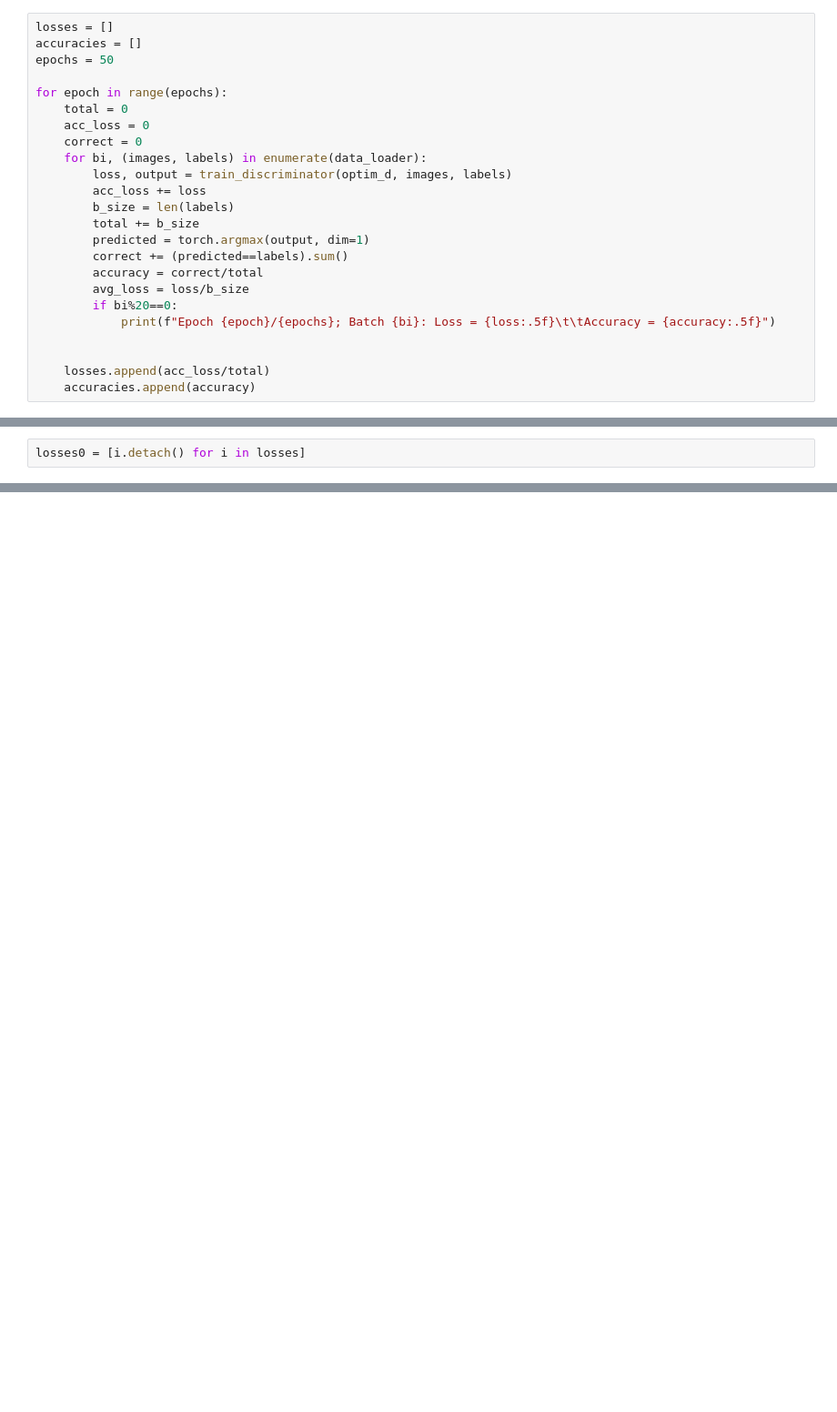
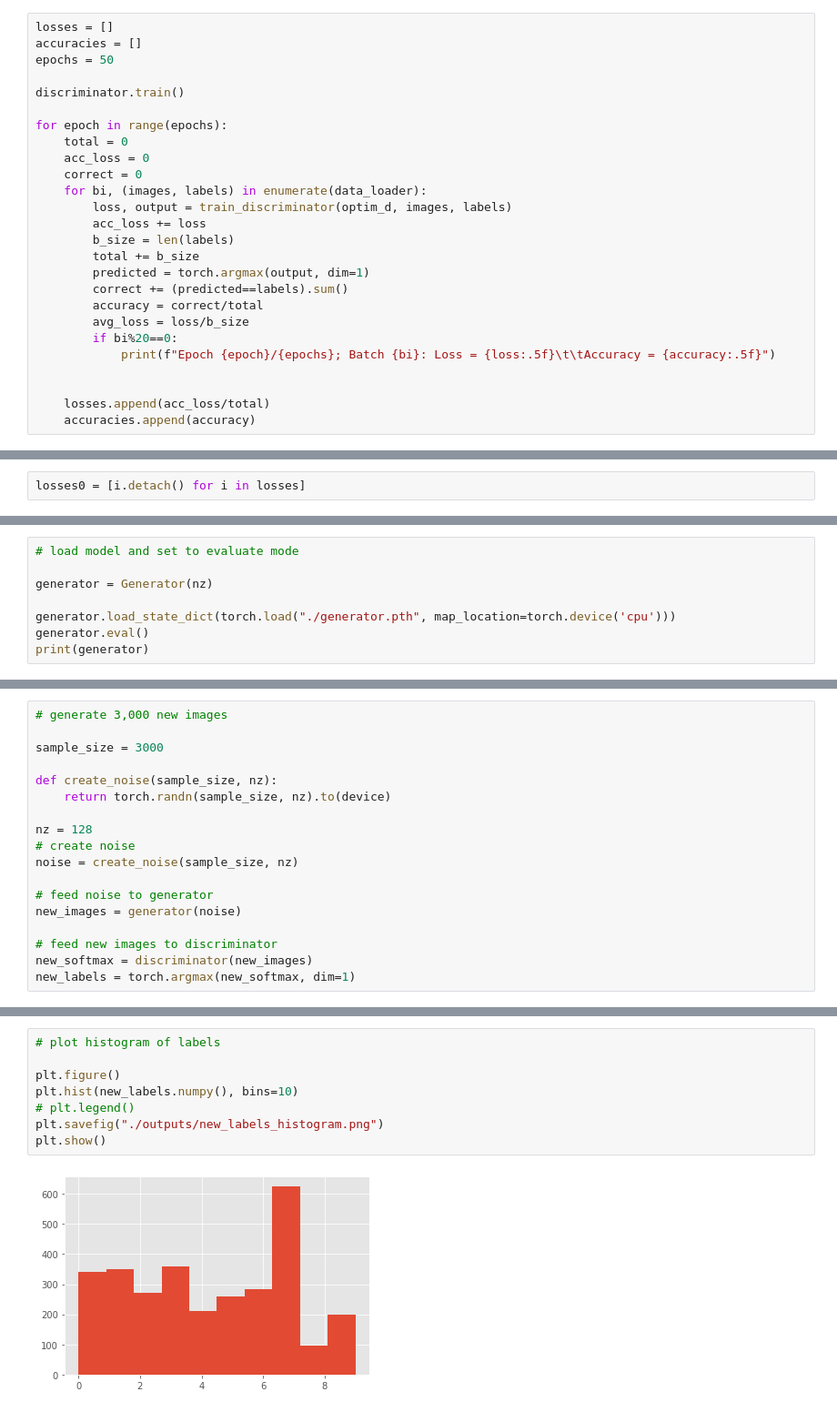
Before and after one commit to arvens1990/Vanilla-GAN, a Jupyter notebook: problem_2_part_3.ipynb, the cells around one changed output, grey strips where cells are left out. Shown at 91% size. Cells and saved outputs as stored; diff of their text form; blank space fills up the shorter version.

```diff
--- a/problem_2_part_3.ipynb
+++ b/problem_2_part_3.ipynb
@@ -82,6 +82,8 @@ def train_discriminator(optimizer, data, labels):
 losses = []
 accuracies = []
 epochs = 50
+
+discriminator.train()
 
 for epoch in range(epochs):
     total = 0
@@ -134,0 +156,8 @@ No handles with labels found to put in legend.
+# %%
+# load model and set to evaluate mode
+
+generator = Generator(nz)
+
+generator.load_state_dict(torch.load("./generator.pth", map_location=torch.device('cpu')))
+generator.eval()
+print(generator)
@@ -134,0 +175,18 @@ No handles with labels found to put in legend.
+# %%
+# generate 3,000 new images
+
+sample_size = 3000
+
+def create_noise(sample_size, nz):
+    return torch.randn(sample_size, nz).to(device)
+
+nz = 128
+# create noise
+noise = create_noise(sample_size, nz)
+
+# feed noise to generator
+new_images = generator(noise)
+
+# feed new images to discriminator
+new_softmax = discriminator(new_images)
+new_labels = torch.argmax(new_softmax, dim=1)
@@ -134,0 +196,10 @@ No handles with labels found to put in legend.
+# %%
+# plot histogram of labels
+
+plt.figure()
+plt.hist(new_labels.numpy(), bins=10)
+# plt.legend()
+plt.savefig("./outputs/new_labels_histogram.png")
+plt.show()
+# %% [output]
+[figure, added]
```
Also changed, not shown: parts of 7 cells of this notebook, 4 other files.
